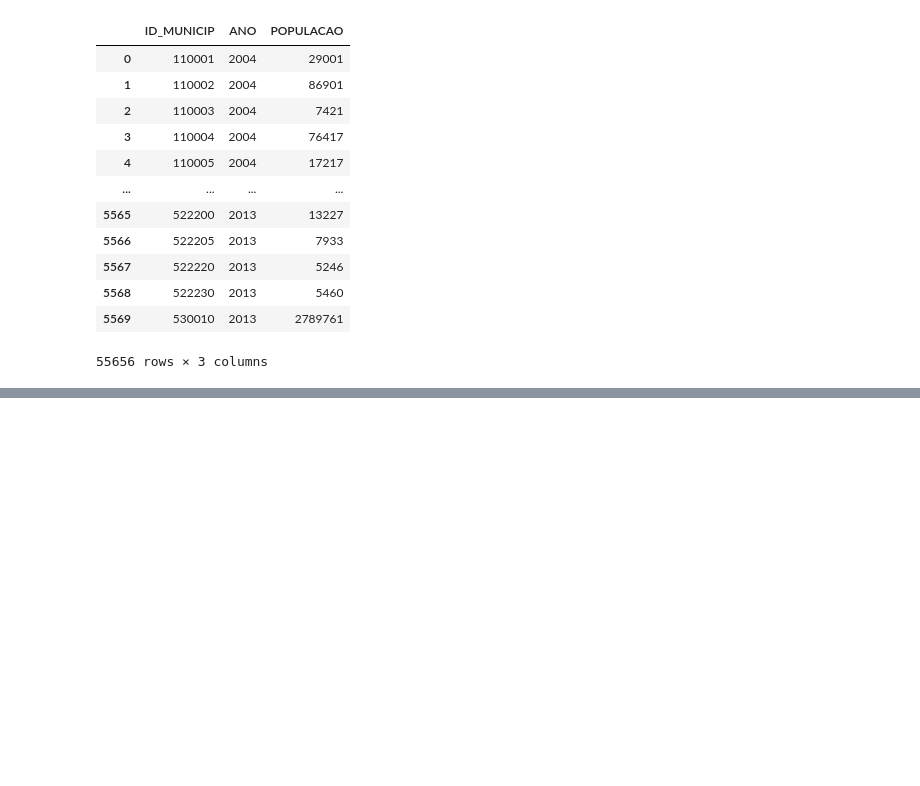
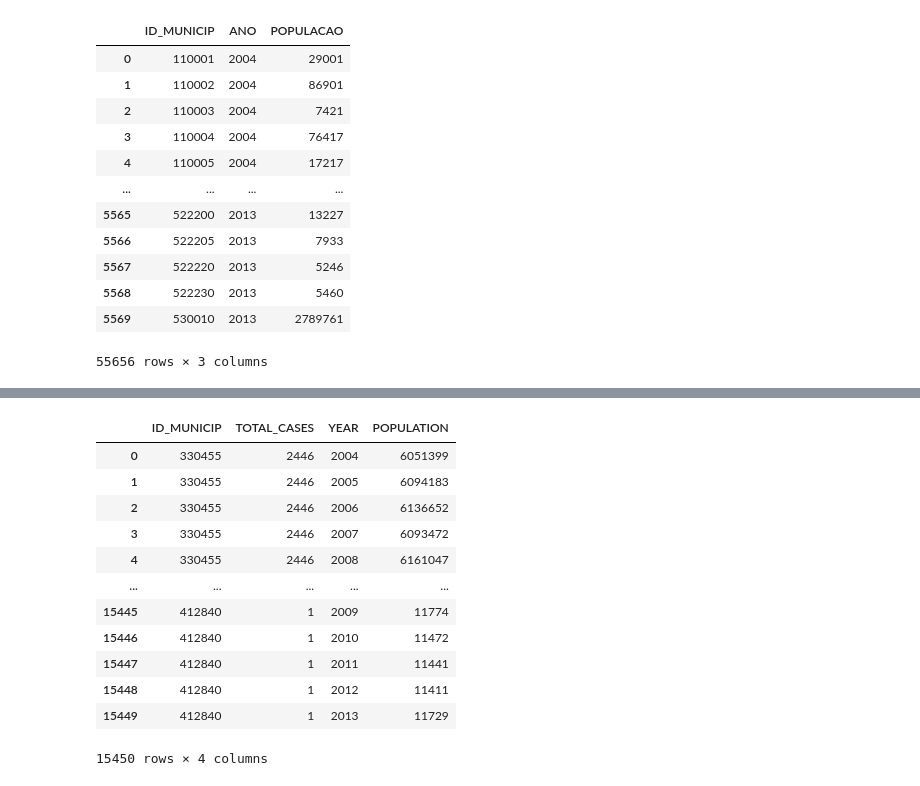
Before and after one commit to RaphaLevy/Study_on_Malaria_dynamics, a Jupyter notebook: pysus_data/Parquet_to_CSV.ipynb, the cells around one changed output, grey strips where cells are left out. Saved outputs shown, nothing was run; the diff lists cells and outputs as text; code cells hidden in the pictures; blank space fills up the shorter version.

```diff
--- a/pysus_data/Parquet_to_CSV.ipynb
+++ b/pysus_data/Parquet_to_CSV.ipynb
@@ -590,0 +571,17 @@ incidence_df
+# %%
+full_cases_df = pd.merge(tot_cases, full_pop_df, on=['ID_MUNICIP'], how='inner')
+full_cases_df
+# %% [output]
+|  | ID_MUNICIP | TOTAL_CASES | YEAR | POPULATION |
+| 0 | 330455 | 2446 | 2004 | 6051399 |
+| 1 | 330455 | 2446 | 2005 | 6094183 |
+| 2 | 330455 | 2446 | 2006 | 6136652 |
+| 3 | 330455 | 2446 | 2007 | 6093472 |
+| 4 | 330455 | 2446 | 2008 | 6161047 |
+| ... | ... | ... | ... | ... |
+| 15445 | 412840 | 1 | 2009 | 11774 |
+| 15446 | 412840 | 1 | 2010 | 11472 |
+| 15447 | 412840 | 1 | 2011 | 11441 |
+| 15448 | 412840 | 1 | 2012 | 11411 |
+| 15449 | 412840 | 1 | 2013 | 11729 |
+15450 rows × 4 columns
```
Also changed, not shown: parts of 28 cells of this notebook.
